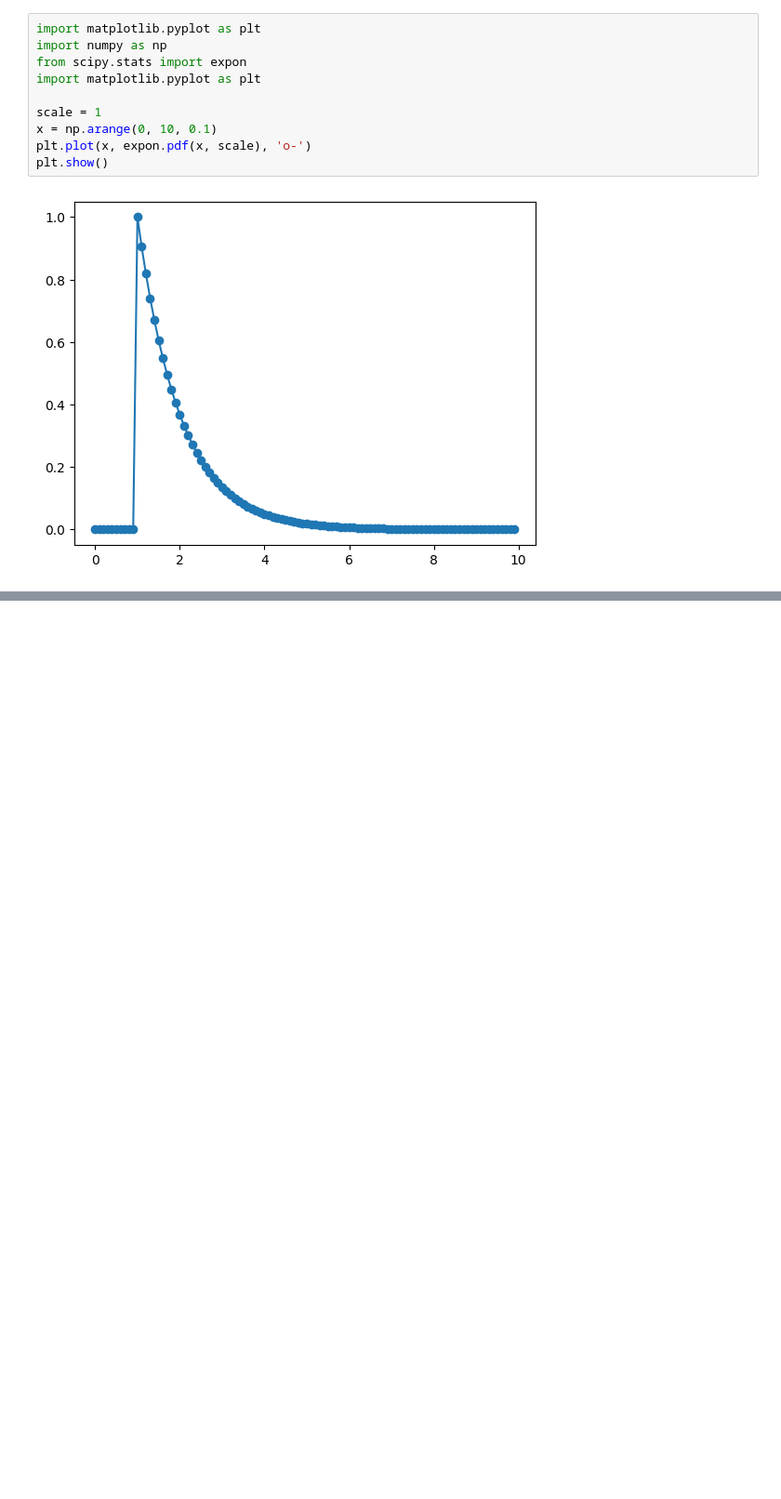
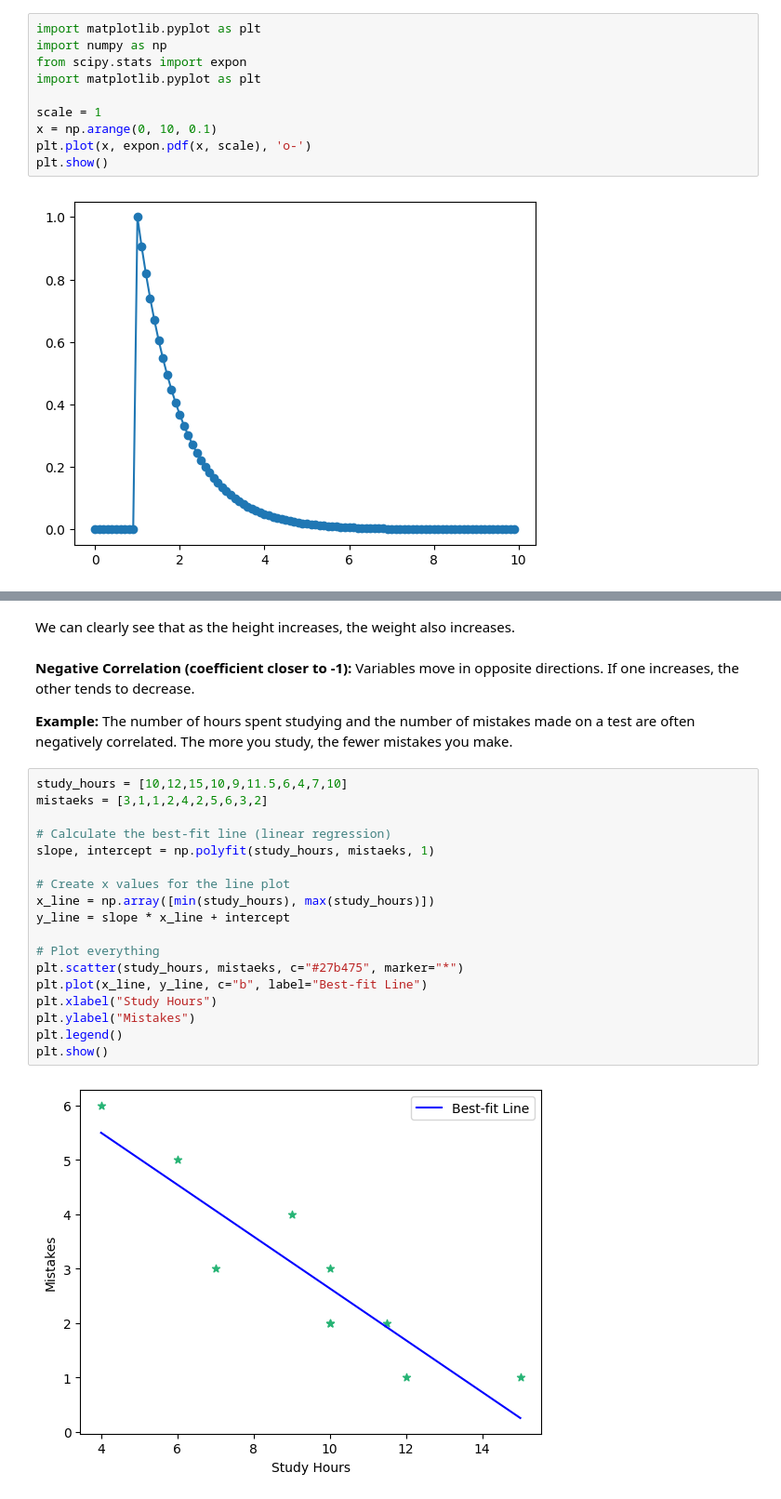
Before and after one commit to kumarkarna2/EDA_Notebooks, a Jupyter notebook: Stats.ipynb, the cells around one changed output, grey strips where cells are left out. Shown at 93% size. Saved outputs shown, nothing was run; the diff lists cells and outputs as text; blank space fills up the shorter version.

Commit message:
added correlation and variate analysis

```diff
--- a/Stats.ipynb
+++ b/Stats.ipynb
@@ -579,0 +615,26 @@ plt.show()
+# %% [markdown]
+We can clearly see that as the height increases, the weight also increases.
+# %% [markdown]
+**Negative Correlation (coefficient closer to -1):** Variables move in opposite directions. If one increases, the other tends to decrease.
+
+**Example:** The number of hours spent studying and the number of mistakes made on a test are often negatively correlated. The more you study, the fewer mistakes you make.
+# %%
+study_hours = [10,12,15,10,9,11.5,6,4,7,10]
+mistaeks = [3,1,1,2,4,2,5,6,3,2]
+
+# Calculate the best-fit line (linear regression)
+slope, intercept = np.polyfit(study_hours, mistaeks, 1)
+
+# Create x values for the line plot
+x_line = np.array([min(study_hours), max(study_hours)])
+y_line = slope * x_line + intercept
+
+# Plot everything
+plt.scatter(study_hours, mistaeks, c="#27b475", marker="*")
+plt.plot(x_line, y_line, c="b", label="Best-fit Line")
+plt.xlabel("Study Hours")
+plt.ylabel("Mistakes")
+plt.legend()
+plt.show()
+# %% [output]
+[figure, added]
```
Also changed, not shown: parts of 26 cells of this notebook, 1 other file.
